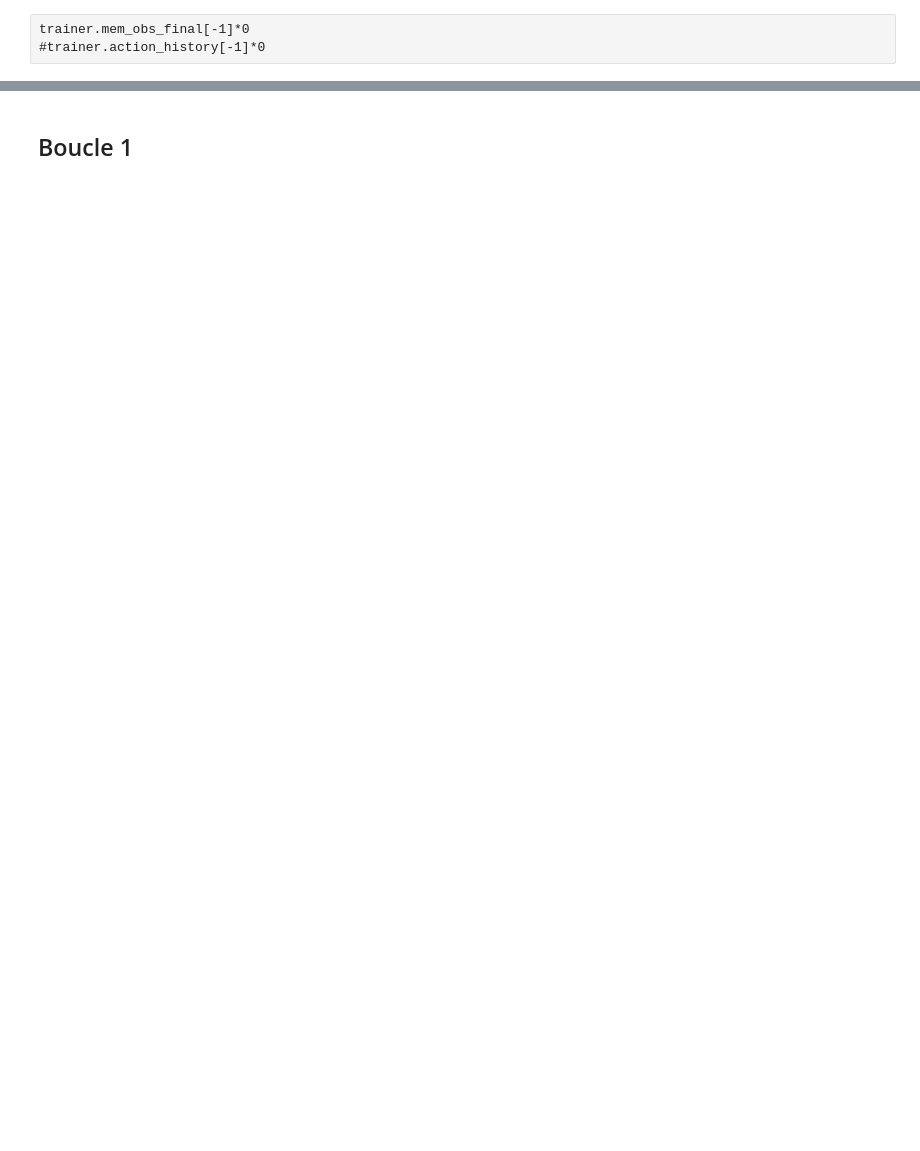
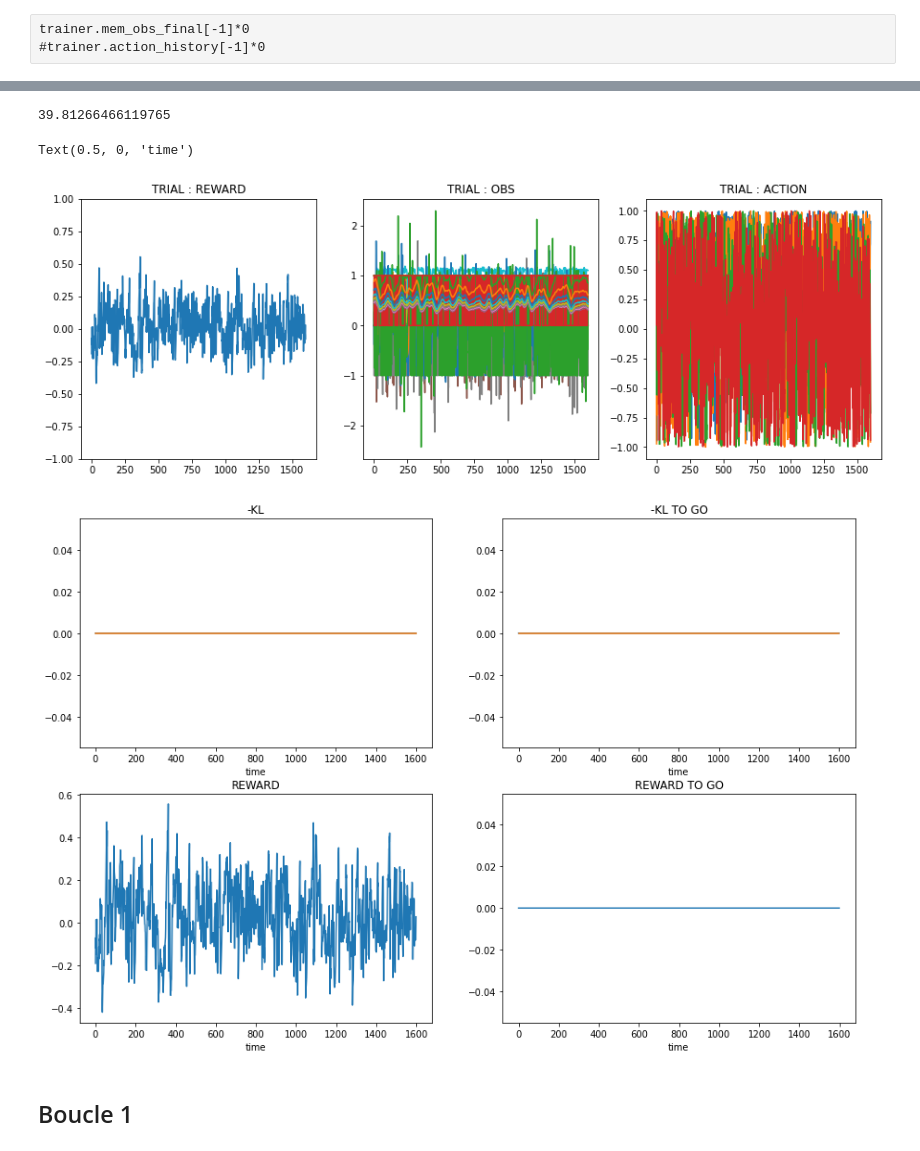
Before and after one commit to gdbmanu/VariationalRL, a Jupyter notebook: 200820-Bipedal-full-with-reward-DQN-Adam-KNN-PART-1000-HIDDEN-300-G99-BETA-100-PREC-1-retain-test-MULT-30-alpha-em4(****).ipynb, the cells around one changed output, grey strips where cells are left out. Saved outputs shown, nothing was run; the diff lists cells and outputs as text; code cells hidden in the pictures; blank space fills up the shorter version.

```diff
--- a/200820-Bipedal-full-with-reward-DQN-Adam-KNN-PART-1000-HIDDEN-300-G99-BETA-100-PREC-1-retain-test-MULT-30-alpha-em4(****).ipynb
+++ b/200820-Bipedal-full-with-reward-DQN-Adam-KNN-PART-1000-HIDDEN-300-G99-BETA-100-PREC-1-retain-test-MULT-30-alpha-em4(****).ipynb
@@ -320,3 +317,79 @@ ax2.plot(agent.softmax(obs, Q=agent.Q_ref, actions_set=actions_set), 'r', linewi
+# %%
+%matplotlib inline
+plt.figure(figsize=(15,5))
+plt.subplot(1,3,1)
+plt.plot(trainer.reward_history)
+plt.ylim(-1,1)
+plt.title('TRIAL : REWARD')
+plt.subplot(1,3,2)
+plt.plot(trainer.trajectory)
+print(trainer.total_reward)
+plt.title('TRIAL : OBS')
+plt.subplot(1,3,3)
+plt.plot(trainer.action_history)
+plt.title('TRIAL : ACTION')
+#obs = trainer.agent.get_observation()
+
+
+from trainer import KNN_prob
+
+final_time = agent.get_time()
+liste_KL = np.zeros(final_time)
+liste_ktg = np.zeros(final_time)
+liste_rtg = np.zeros(final_time)
+
+if False:
+    state_probs = KNN_prob(np.array(trainer.mem_obs), k=1)
+
+    transitions = agent.memory.sample(20000)
+    batch = Transition(*zip(*transitions))
+
+    state_probs_sample =  KNN_prob(np.array(batch.obs)) #KNN_prob(np.array(trainer.mem_obs[::100]))
+    ref_probs = trainer.calc_ref_probs(obs)
+
+    tic = time.clock()
+    for t in range(final_time):
+        new_obs = trainer.trajectory[t + 1]
+        #print(trainer.state_probs(new_obs))
+        test_done = final_time == t + 1
+        liste_KL[t] = trainer.KL(new_obs, done=test_done)
+        #liste_KL_sample_3[t] = max(np.log(state_probs_sample(new_obs)) - np.log(ref_probs), -100)
+
+    for t in range(final_time):
+        liste_ktg[t] = np.sum(np.array(liste_KL[t:]) * args.GAMMA **(np.arange(t, final_time) - t))
+        liste_rtg[t] = np.sum(np.array(trainer.reward_history[t:]) * args.GAMMA **(np.arange(t, final_time) - t))
+
+
+    toc = time.clock()
+    print('elapsed time', toc-tic)
+
+plt.figure(figsize=(15,10))
+ax1 = plt.subplot(2,2,1)
+ax1.plot(-liste_KL)
+m = np.mean(liste_KL)
+ax1.plot((0, final_time),(-m,-m))
+ax1.set_title('-KL')
+ax1.set_xlabel('time')
+ax2 = plt.subplot(2,2,2)
+ax2.plot(-liste_ktg)
+#ax2.plot(-np.array(trainer.ktg_history))
+#m = np.mean(liste_ktg)
+ax2.plot((0, final_time),(-m,-m))
+ax2.set_title('-KL TO GO')
+ax2.set_xlabel('time')
+ax3 = plt.subplot(2,2,3)
+ax3.plot(trainer.reward_history)
+ax3.set_title('REWARD')
+ax3.set_xlabel('time')
+ax4 = plt.subplot(2,2,4)
+ax4.plot(liste_rtg)
+ax4.set_title('REWARD TO GO')
+ax4.set_xlabel('time')
+# %% [output]
+39.81266466119765
+Text(0.5, 0, 'time')
+[figure, added]
+[figure, added]
 # %% [markdown]
 ## Boucle 1
 # %%
```
Also changed, not shown: parts of 43 cells of this notebook, 1 other file.
